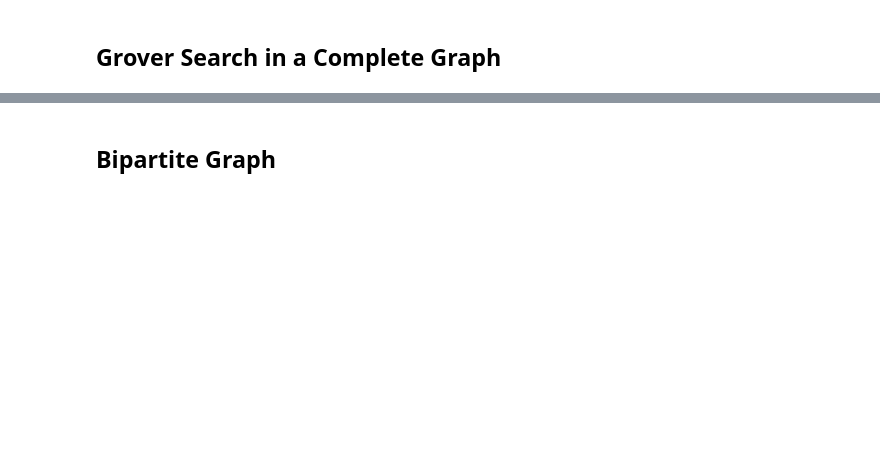
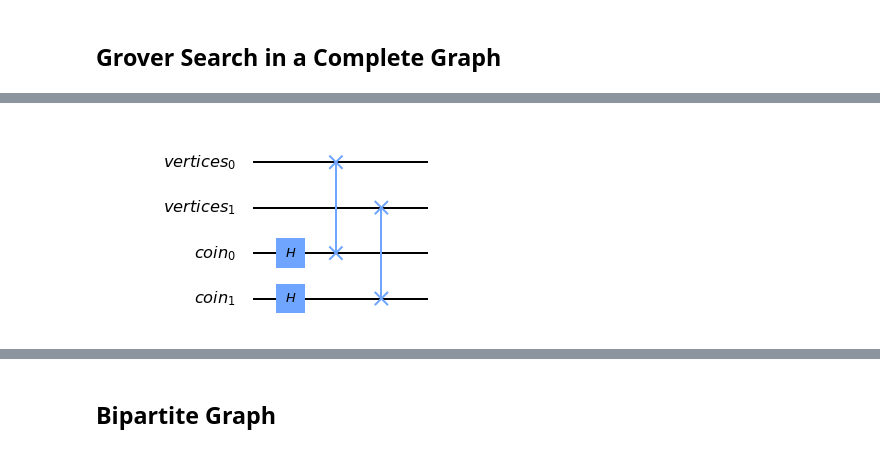
Before and after one commit to JaimePSantos/Dissertation-Tex-Code, a Jupyter notebook: Coding/Qiskit/Grover Search/allSearch.ipynb, the cells around one changed output, grey strips where cells are left out. Cells and saved outputs as stored; diff of their text form; code cells hidden in the pictures; blank space fills up the shorter version.

```diff
--- a/Coding/Qiskit/Grover Search/allSearch.ipynb
+++ b/Coding/Qiskit/Grover Search/allSearch.ipynb
@@ -72,0 +71,4 @@ qcC = runWalk2(qcC,qregC,qcoinC,cregC,[0],NC,4)
+# %%
+completeGraphWalk2(2).draw(output='mpl')
+# %% [output]
+[figure, added]
```
Also changed, not shown: parts of 11 cells of this notebook, 6 other files.
